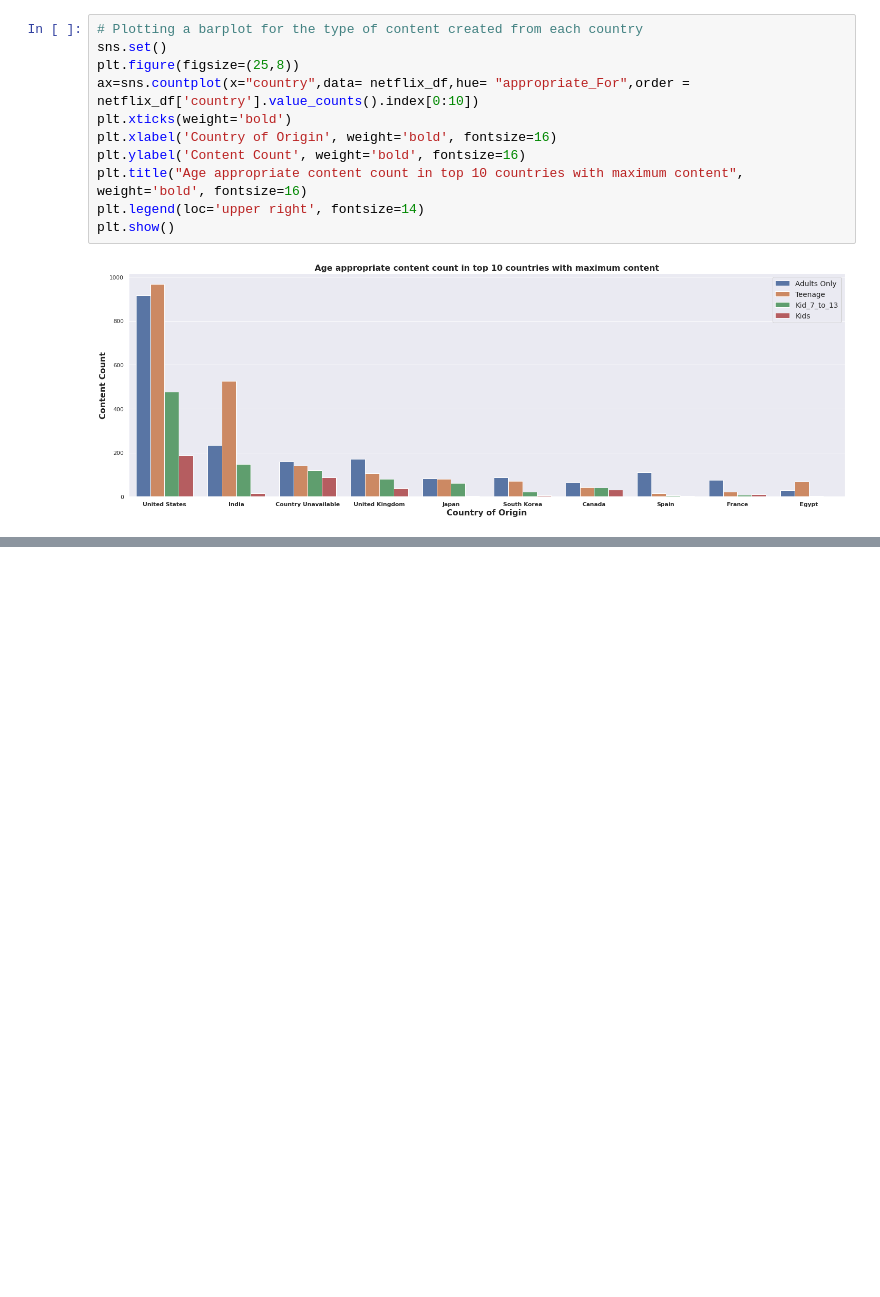
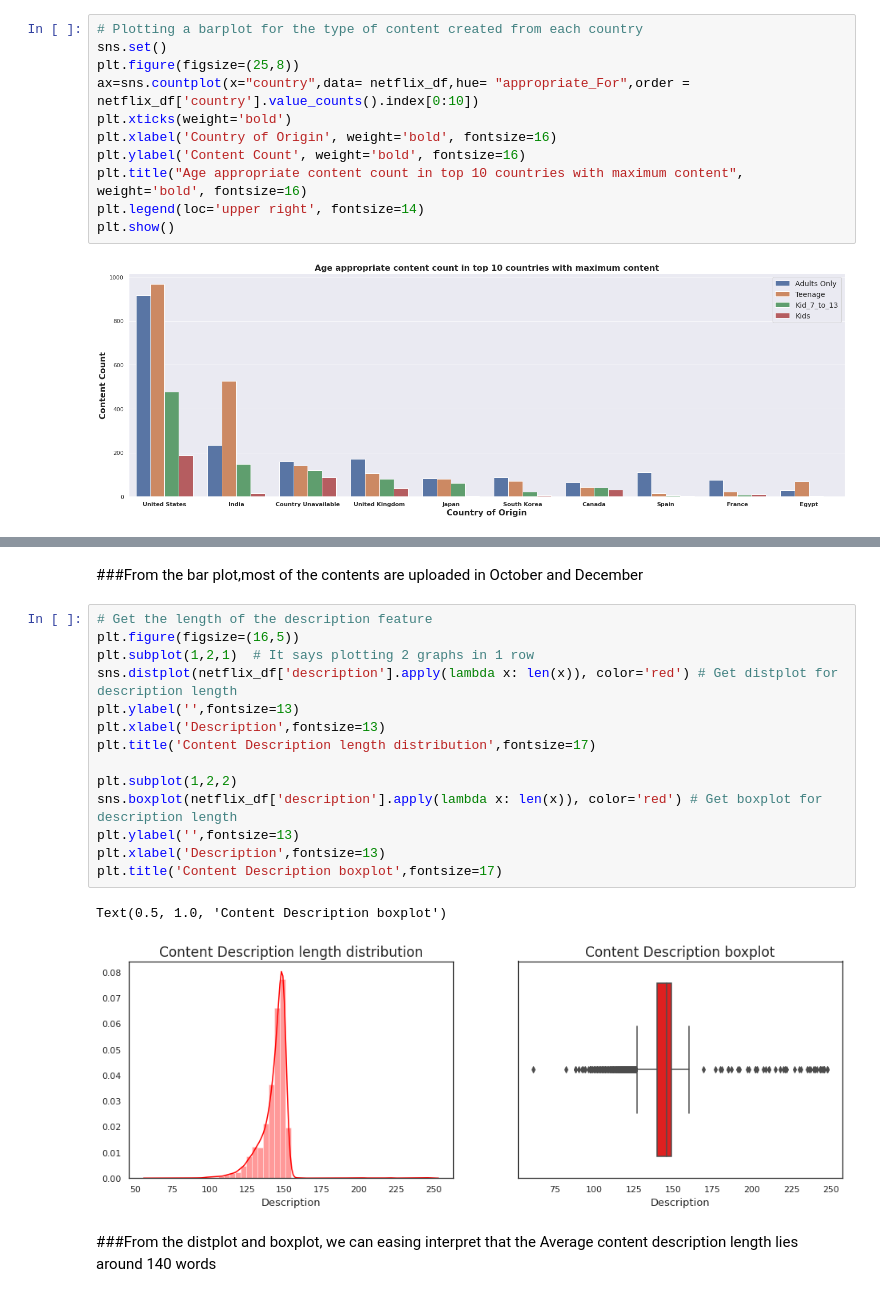
Before and after one commit to prav87654/Clustering-Model--Netflix-TV-shows-and-Movies, a Jupyter notebook: Praveen_S__Clustering_Model.ipynb, the cells around one changed output, grey strips where cells are left out. Cells and saved outputs as stored; diff of their text form; blank space fills up the shorter version.

```diff
--- a/Praveen_S__Clustering_Model.ipynb
+++ b/Praveen_S__Clustering_Model.ipynb
@@ -356,0 +431,21 @@ plt.show()
+# %% [markdown]
+###From the bar plot,most of the contents are uploaded in October and December
+# %%
+# Get the length of the description feature
+plt.figure(figsize=(16,5))
+plt.subplot(1,2,1)  # It says plotting 2 graphs in 1 row
+sns.distplot(netflix_df['description'].apply(lambda x: len(x)), color='red') # Get distplot for description length
+plt.ylabel('',fontsize=13)
+plt.xlabel('Description',fontsize=13)
+plt.title('Content Description length distribution',fontsize=17)
+
+plt.subplot(1,2,2)
+sns.boxplot(netflix_df['description'].apply(lambda x: len(x)), color='red') # Get boxplot for description length
+plt.ylabel('',fontsize=13)
+plt.xlabel('Description',fontsize=13)
+plt.title('Content Description boxplot',fontsize=17)
+# %% [output]
+Text(0.5, 1.0, 'Content Description boxplot')
+[figure, added]
+# %% [markdown]
+###From the distplot and boxplot, we can easing interpret that the Average content description length lies around 140 words
```
Also changed, not shown: parts of 7 cells of this notebook.
